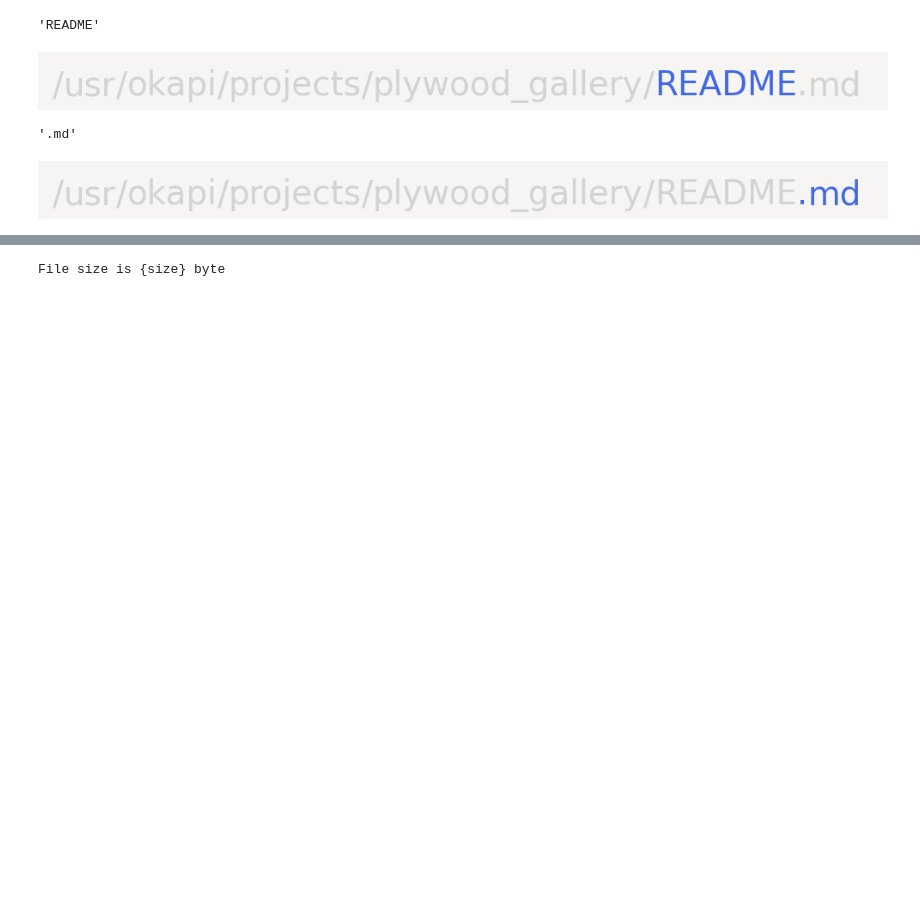
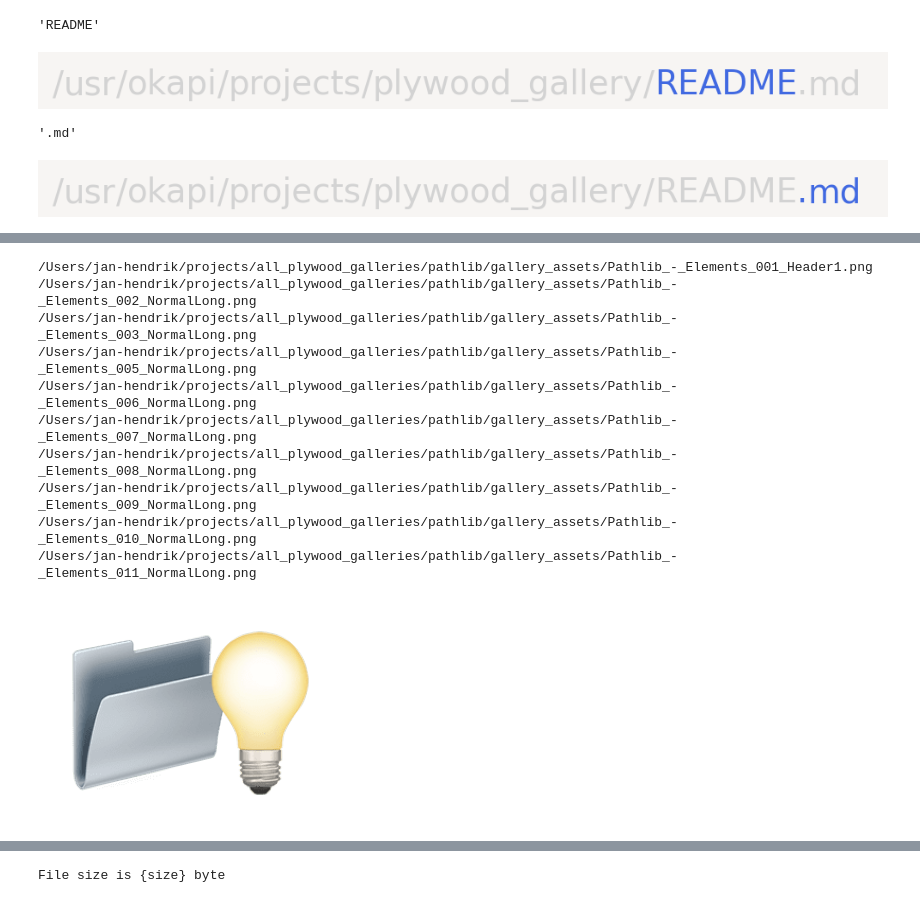
Before and after one commit to kolibril13/plywood-gallery-pathlib, a Jupyter notebook: gallery.ipynb, the cells around one changed output, grey strips where cells are left out. Cells and saved outputs as stored; diff of their text form; code cells hidden in the pictures; blank space fills up the shorter version.

Commit message:
python assignment operator example

```diff
--- a/gallery.ipynb
+++ b/gallery.ipynb
@@ -236,6 +236,38 @@ Pathlib_-_Elements_004_NormalLong.png
 Pathlib_-__Further_Functions_012_Normal.png
 gallery_parameters.json
 [figure]
+# %%
+%%capture_png $cell_normal
+
+path = Path.cwd() / "gallery_assets"
+
+include_text = "Elements"
+exclude_text = "004"
+suffix = ".png"
+
+file_names = []
+for subp in path.rglob("*"): # using python assignment operator: x &= 3 equals x = x & 3
+    cond = True
+    cond &= include_text in subp.name # these conditions can be easily commented in and out.
+    cond &= exclude_text not in subp.name
+    cond &= (suffix == subp.suffix)
+    if cond is True:
+        file_names.append(subp)
+file_names.sort()
+print(*file_names, sep="\n")
+plot_apple_emojis("📂","💡" ) # NOT
+# %% [output]
+/Users/jan-hendrik/projects/all_plywood_galleries/pathlib/gallery_assets/Pathlib_-_Elements_001_Header1.png
+/Users/jan-hendrik/projects/all_plywood_galleries/pathlib/gallery_assets/Pathlib_-_Elements_002_NormalLong.png
+/Users/jan-hendrik/projects/all_plywood_galleries/pathlib/gallery_assets/Pathlib_-_Elements_003_NormalLong.png
+/Users/jan-hendrik/projects/all_plywood_galleries/pathlib/gallery_assets/Pathlib_-_Elements_005_NormalLong.png
+/Users/jan-hendrik/projects/all_plywood_galleries/pathlib/gallery_assets/Pathlib_-_Elements_006_NormalLong.png
+/Users/jan-hendrik/projects/all_plywood_galleries/pathlib/gallery_assets/Pathlib_-_Elements_007_NormalLong.png
+/Users/jan-hendrik/projects/all_plywood_galleries/pathlib/gallery_assets/Pathlib_-_Elements_008_NormalLong.png
+/Users/jan-hendrik/projects/all_plywood_galleries/pathlib/gallery_assets/Pathlib_-_Elements_009_NormalLong.png
+/Users/jan-hendrik/projects/all_plywood_galleries/pathlib/gallery_assets/Pathlib_-_Elements_010_NormalLong.png
+/Users/jan-hendrik/projects/all_plywood_galleries/pathlib/gallery_assets/Pathlib_-_Elements_011_NormalLong.png
+[figure, added]
 # %%
 %%capture_png $cell_normal
 path = Path.cwd() / "foo.txt"
```
Also changed, not shown: parts of 1 cell of this notebook, 8 other files.
